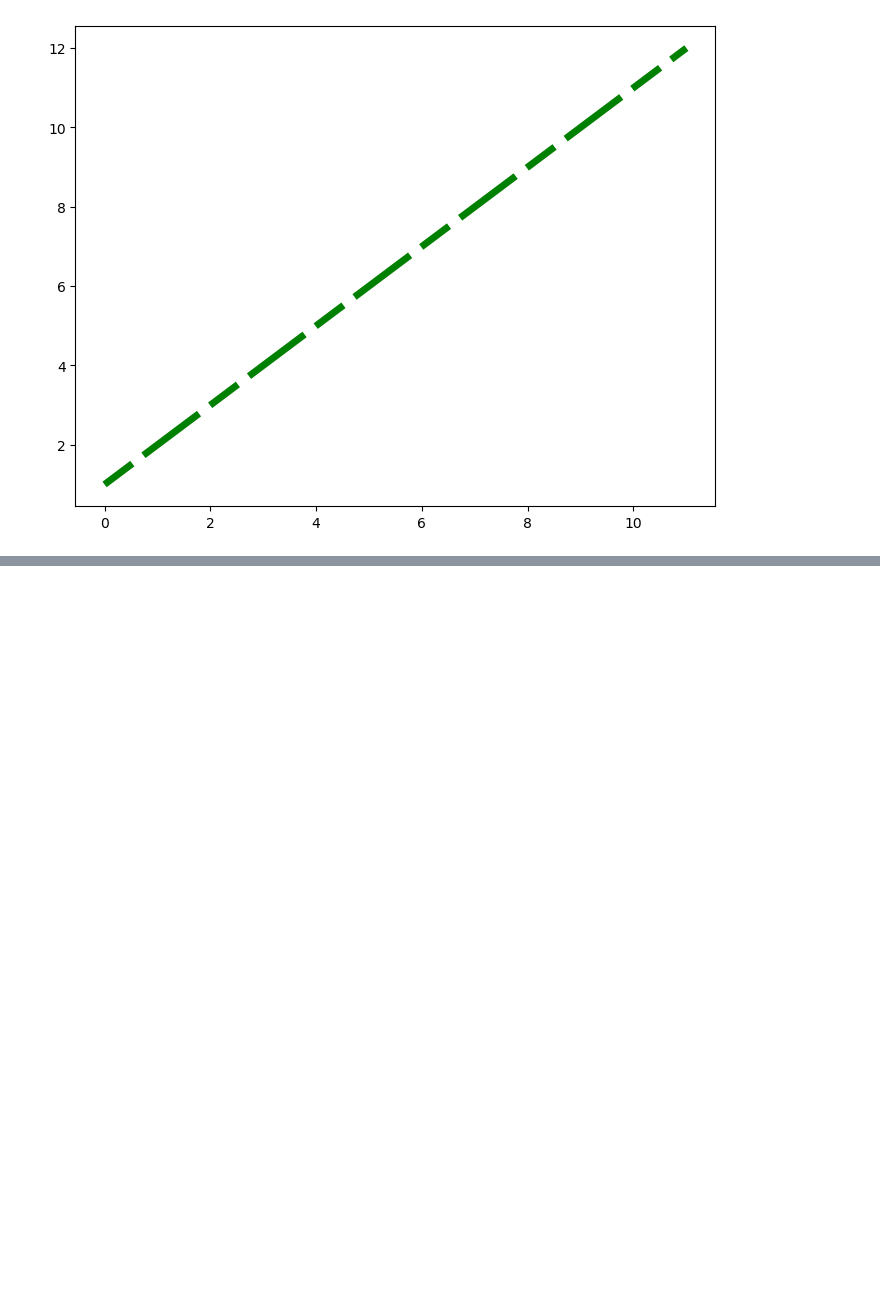
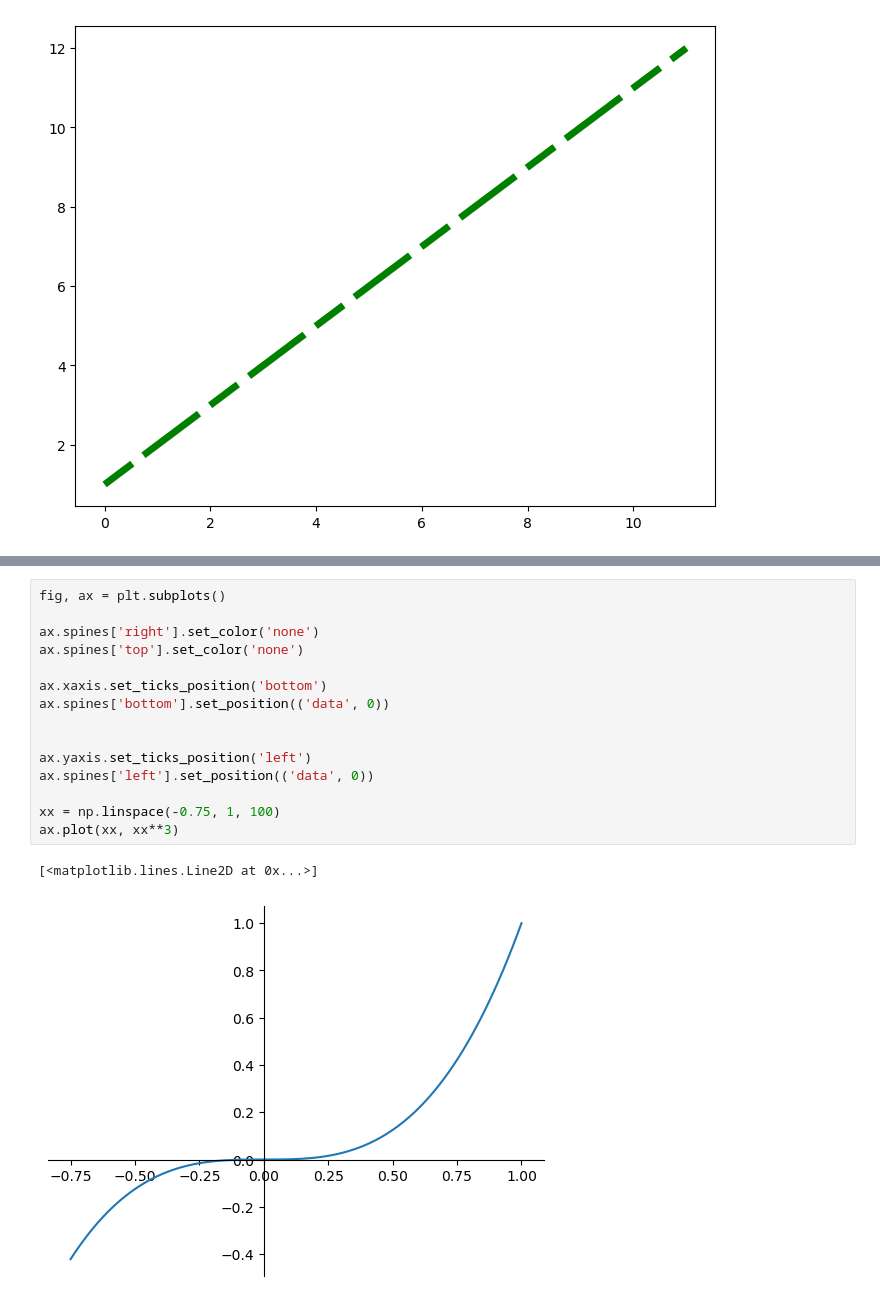
Before and after one commit to JovanTTT/MachineLearning-Course, a Jupyter notebook: Matplotlib.ipynb, the cells around one changed output, grey strips where cells are left out. Cells and saved outputs as stored; diff of their text form; blank space fills up the shorter version.

Commit message:
Matplotlib more functions

```diff
--- a/Matplotlib.ipynb
+++ b/Matplotlib.ipynb
@@ -211,3 +215,21 @@ ax.plot(x, x, color = 'red', linewidth = 1, marker = '*', ls = '--', markersize
 # %% [output]
 [<matplotlib.lines.Line2D at 0x...>]
 [figure]
+# %%
+fig, ax = plt.subplots()
+
+ax.spines['right'].set_color('none')
+ax.spines['top'].set_color('none')
+
+ax.xaxis.set_ticks_position('bottom')
+ax.spines['bottom'].set_position(('data', 0))
+
+
+ax.yaxis.set_ticks_position('left')
+ax.spines['left'].set_position(('data', 0))
+
+xx = np.linspace(-0.75, 1, 100)
+ax.plot(xx, xx**3)
+# %% [output]
+[<matplotlib.lines.Line2D at 0x...>]
+[figure, added]
```
Also changed, not shown: parts of 2 cells of this notebook.
